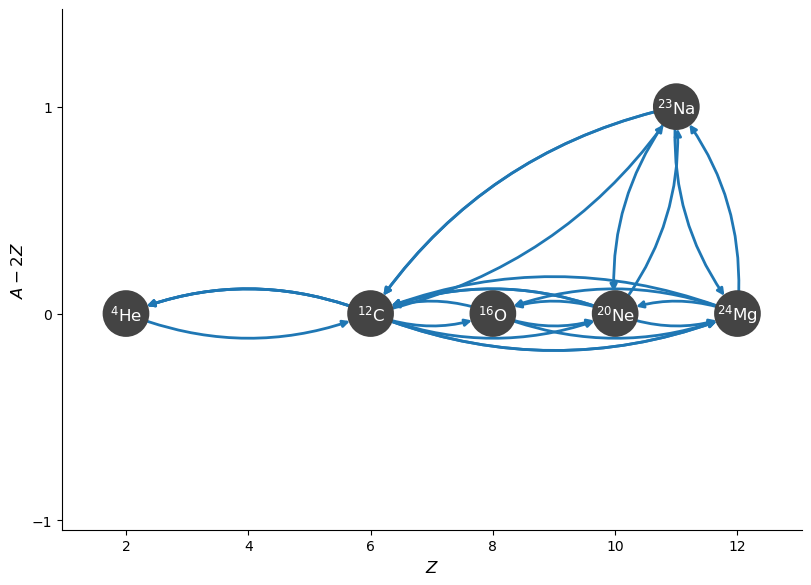
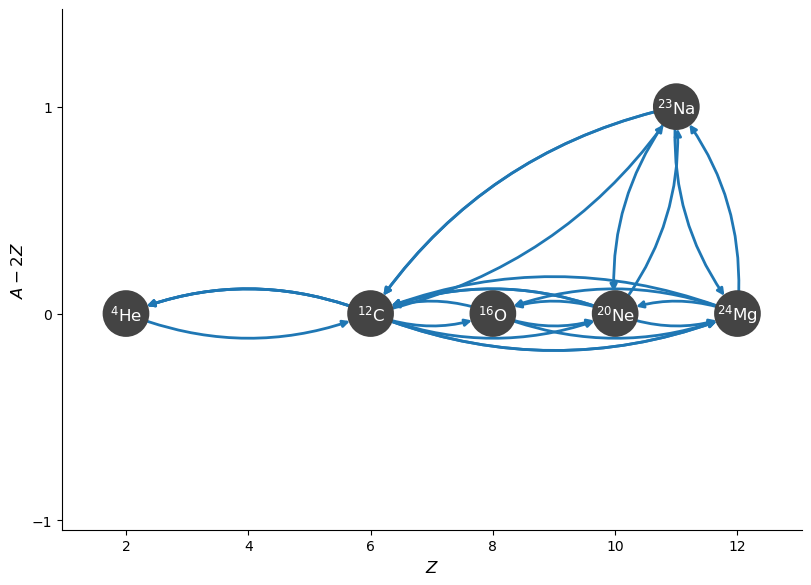
The change to this notebook cell's code, shown as a diff; its figure went from the first image to the second:
--- before
+++ after
@@ -1,2 +1,2 @@
 rc = pyna.RateCollection(libraries=[mylib2])
-fig = rc.plot(rotated=True, curved_edges=True, hide_xalpha=True)
+fig = rc.plot(rotated=True, curved_edges=True)

Commit: change the default for hide_xp and hide_xalpha (#1361)